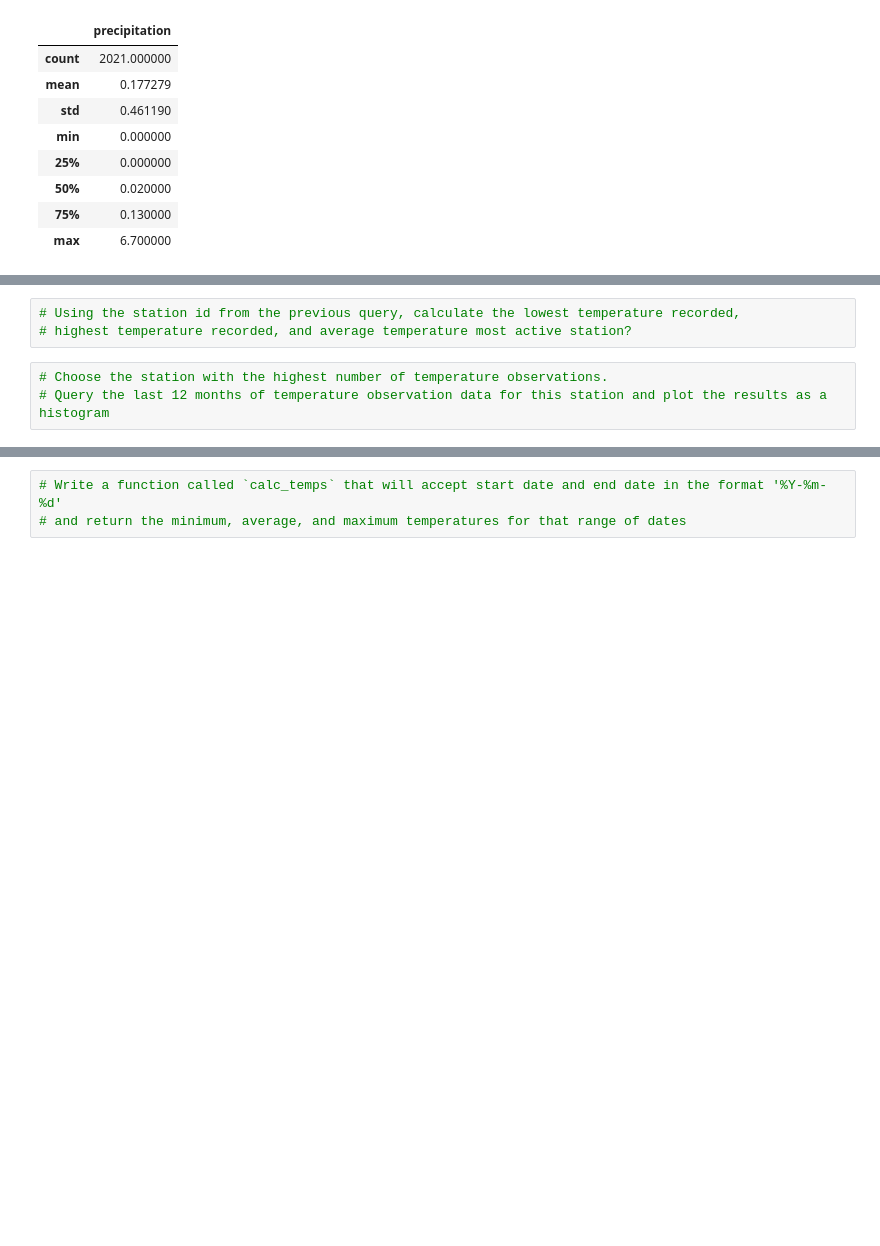
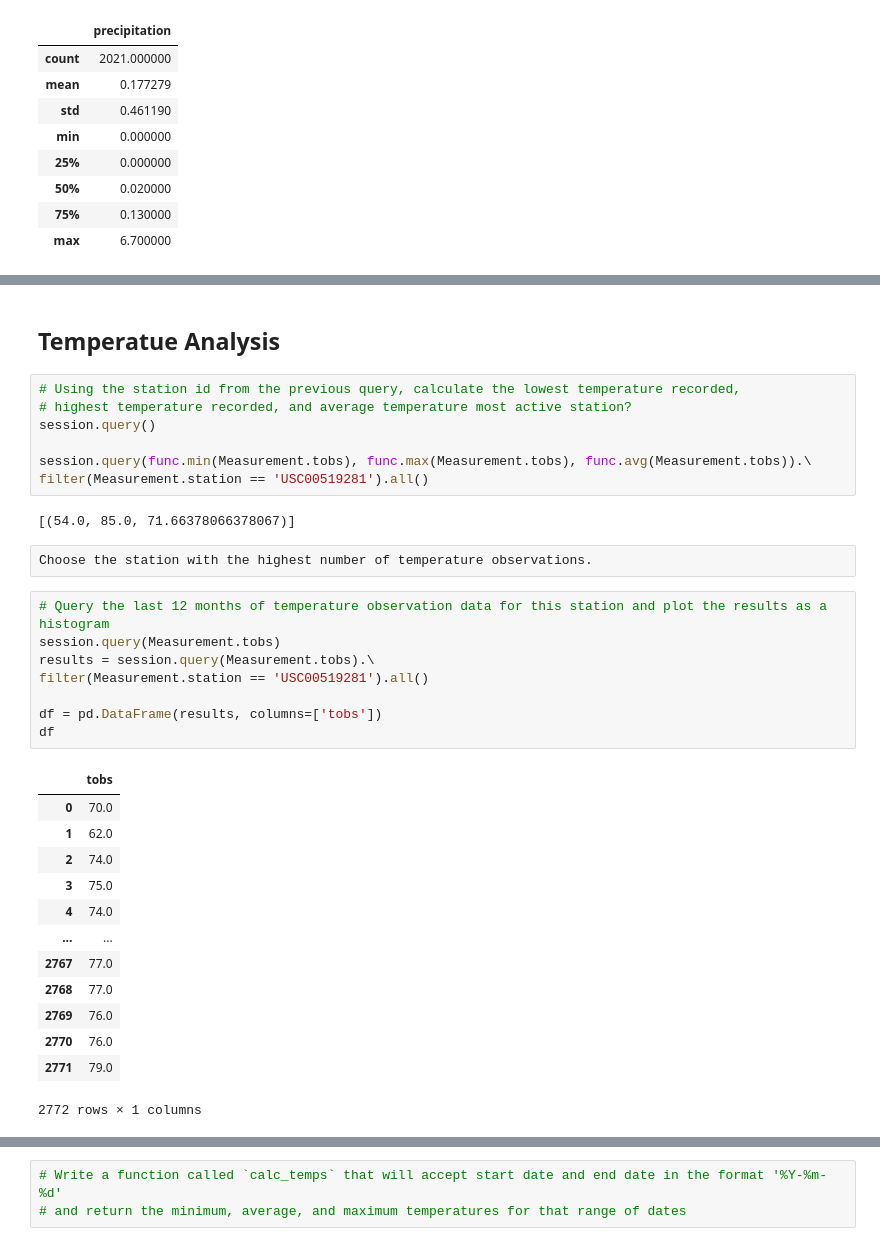
Before and after one commit to Malvi1497/Surfs_up_Analysis, a Jupyter notebook: climate_analysis.ipynb, the cells around one changed output, grey strips where cells are left out. Drawn from its saved outputs; the diff is of its cells as text; blank space fills up the shorter version.

```diff
--- a/climate_analysis.ipynb
+++ b/climate_analysis.ipynb
@@ -153,6 +174,35 @@ df.describe()
+# %% [markdown]
+## Temperatue Analysis
 # %%
 # Using the station id from the previous query, calculate the lowest temperature recorded,
 # highest temperature recorded, and average temperature most active station?
+session.query()
+
+session.query(func.min(Measurement.tobs), func.max(Measurement.tobs), func.avg(Measurement.tobs)).\
+filter(Measurement.station == 'USC00519281').all()
+# %% [output]
+[(54.0, 85.0, 71.66378066378067)]
+# %% [raw]
+Choose the station with the highest number of temperature observations.
 # %%
-# Choose the station with the highest number of temperature observations.
 # Query the last 12 months of temperature observation data for this station and plot the results as a histogram
+session.query(Measurement.tobs)
+results = session.query(Measurement.tobs).\
+filter(Measurement.station == 'USC00519281').all()
+
+df = pd.DataFrame(results, columns=['tobs'])
+df
+# %% [output]
+|  | tobs |
+| 0 | 70.0 |
+| 1 | 62.0 |
+| 2 | 74.0 |
+| 3 | 75.0 |
+| 4 | 74.0 |
+| ... | ... |
+| 2767 | 77.0 |
+| 2768 | 77.0 |
+| 2769 | 76.0 |
+| 2770 | 76.0 |
+| 2771 | 79.0 |
+2772 rows × 1 columns
```
Also changed, not shown: parts of 5 cells of this notebook.
